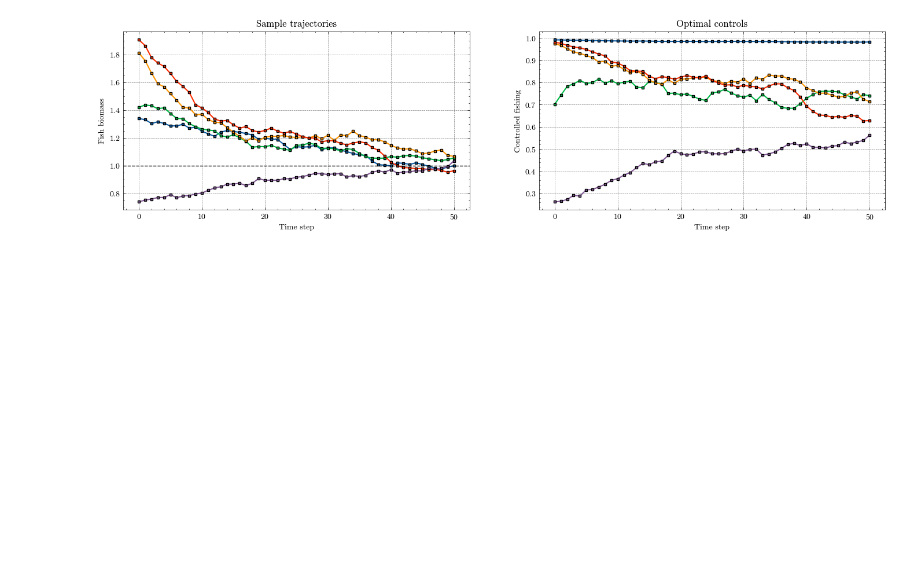
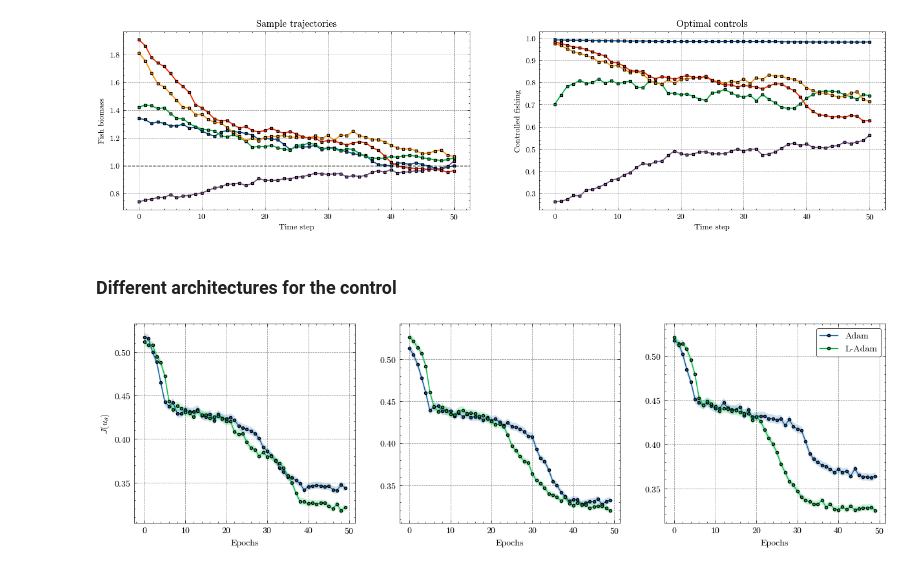
Before and after one commit to SaadSouilmi/Langevin-algorithms-for-deep-stochastic-control, a Jupyter notebook: Fishing.ipynb, the cells around one changed output. Saved outputs shown, nothing was run; the diff lists cells and outputs as text; code cells hidden in the pictures; blank space fills up the shorter version.

```diff
--- a/Fishing.ipynb
+++ b/Fishing.ipynb
@@ -577,3 +574,5 @@ plt.show()
 plt.close()
 # %% [output]
 [figure]
+# %% [markdown]
+### Different architectures for the control
@@ -579,0 +615,16 @@ plt.close()
+# %%
+adam_single_ctrl = test_diag_single_ctrl(
+    model_config,
+    [30, 50, 100],
+    control_config,
+    torch.optim.Adam,
+    LAdam,
+    "Adam",
+    2e-3,
+    2e-4,
+    [1e-3, 1e-3, 1e-3],
+    50,
+    40,
+)
+# %% [output]
+[figure, added]
```
Also changed, not shown: parts of 2 cells of this notebook, 2 other files.
